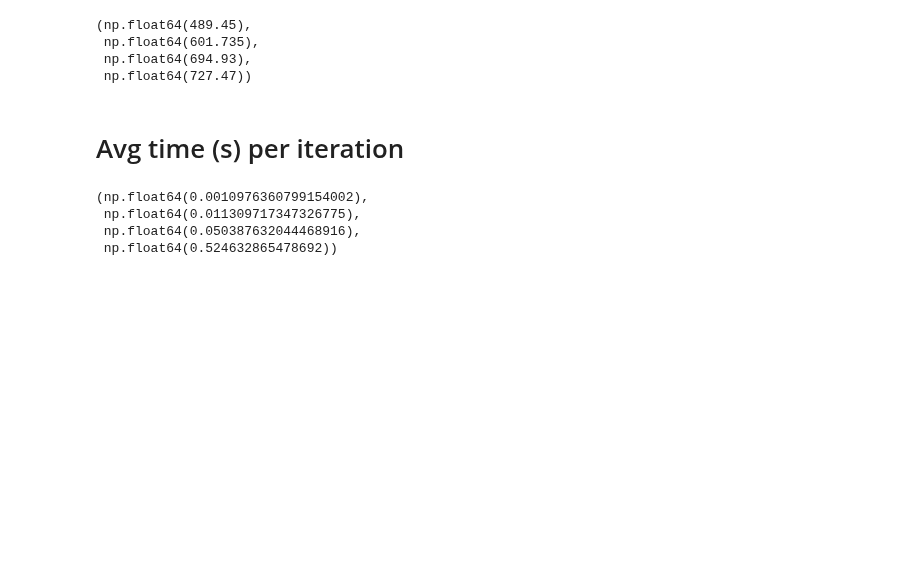
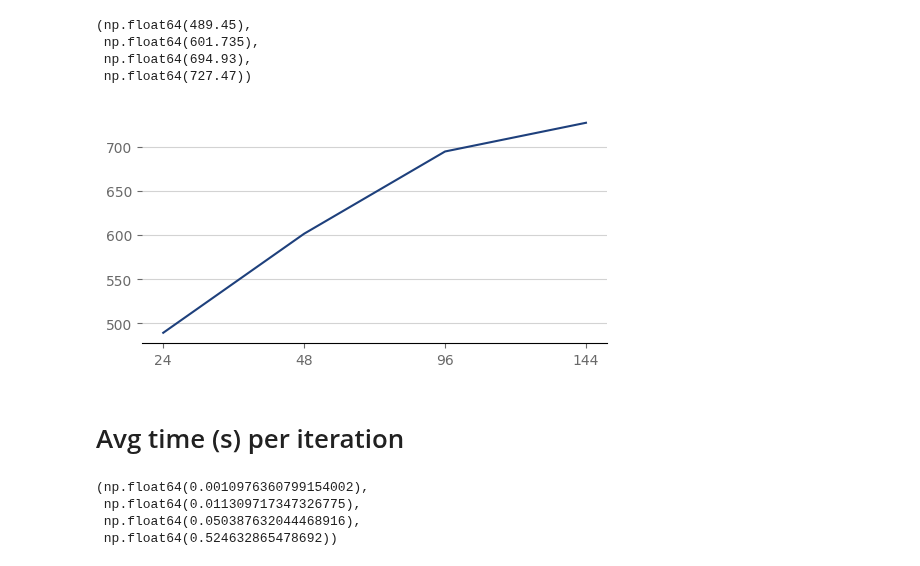
Before and after one commit to PSU-AI801-Group1-Fall-2024/2048-experiments, a Jupyter notebook: data-synthensis.ipynb, the cells around one changed output. Cells and saved outputs as stored; diff of their text form; code cells hidden in the pictures; blank space fills up the shorter version.

```diff
--- a/data-synthensis.ipynb
+++ b/data-synthensis.ipynb
@@ -167,6 +177,18 @@ np.float64(119.055)
  np.float64(601.735),
  np.float64(694.93),
  np.float64(727.47))
+# %%
+x = [24, 48, 96, 144]
+y = [
+    df_mcts_24['Iterations'].mean(),
+    df_mcts_48['Iterations'].mean(),
+    df_mcts_96['Iterations'].mean(),
+    df_mcts_144['Iterations'].mean(),
+]
+
+line_plot(x, y)
+# %% [output]
+[figure, added]
 # %% [markdown]
 # Avg time (s) per iteration
 # %%
```
Also changed, not shown: parts of 3 cells of this notebook.
